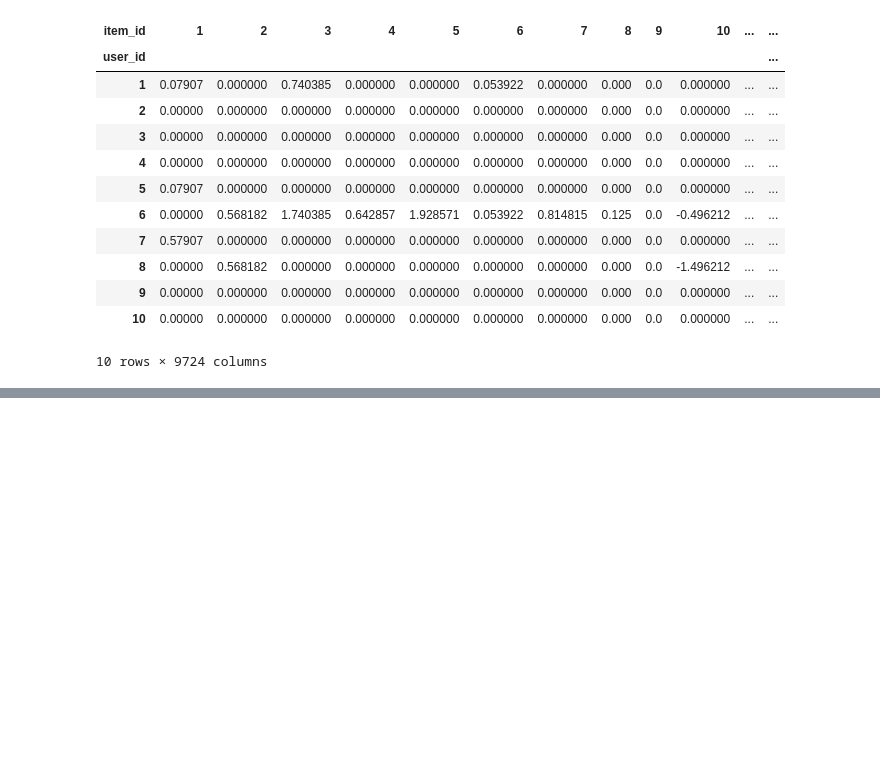
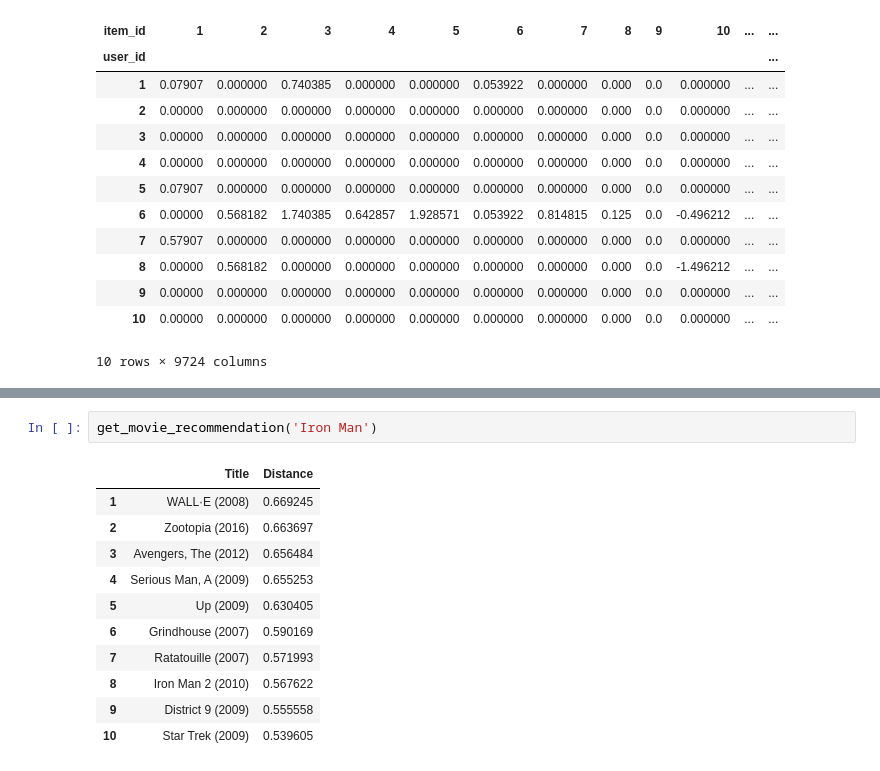
Before and after one commit to ngoduongkha/Recommendation-System, a Jupyter notebook: code.ipynb, the cells around one changed output, grey strips where cells are left out. Cells and saved outputs as stored; diff of their text form; blank space fills up the shorter version.

```diff
--- a/code.ipynb
+++ b/code.ipynb
@@ -314,3 +345,17 @@ knn = NearestNeighbors(metric='cosine', algorithm='brute', n_neighbors=20, n_job
 knn.fit(csr_data)
 # %% [output]
 NearestNeighbors(algorithm='brute', metric='cosine', n_jobs=-1, n_neighbors=20)
+# %%
+get_movie_recommendation('Iron Man')
+# %% [output]
+|  | Title | Distance |
+| 1 | WALL·E (2008) | 0.669245 |
+| 2 | Zootopia (2016) | 0.663697 |
+| 3 | Avengers, The (2012) | 0.656484 |
+| 4 | Serious Man, A (2009) | 0.655253 |
+| 5 | Up (2009) | 0.630405 |
+| 6 | Grindhouse (2007) | 0.590169 |
+| 7 | Ratatouille (2007) | 0.571993 |
+| 8 | Iron Man 2 (2010) | 0.567622 |
+| 9 | District 9 (2009) | 0.555558 |
+| 10 | Star Trek (2009) | 0.539605 |
```
Also changed, not shown: parts of 4 cells of this notebook, 3 other files.
